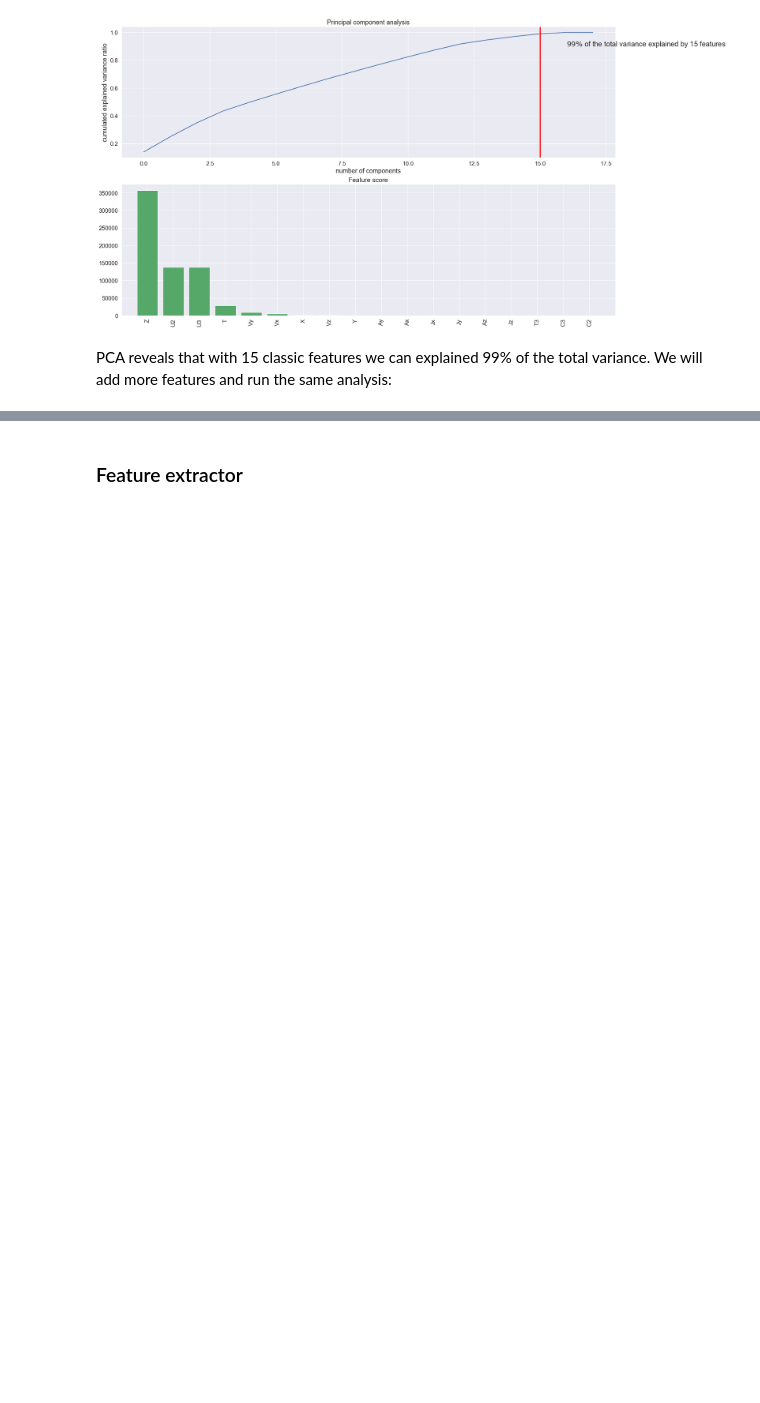
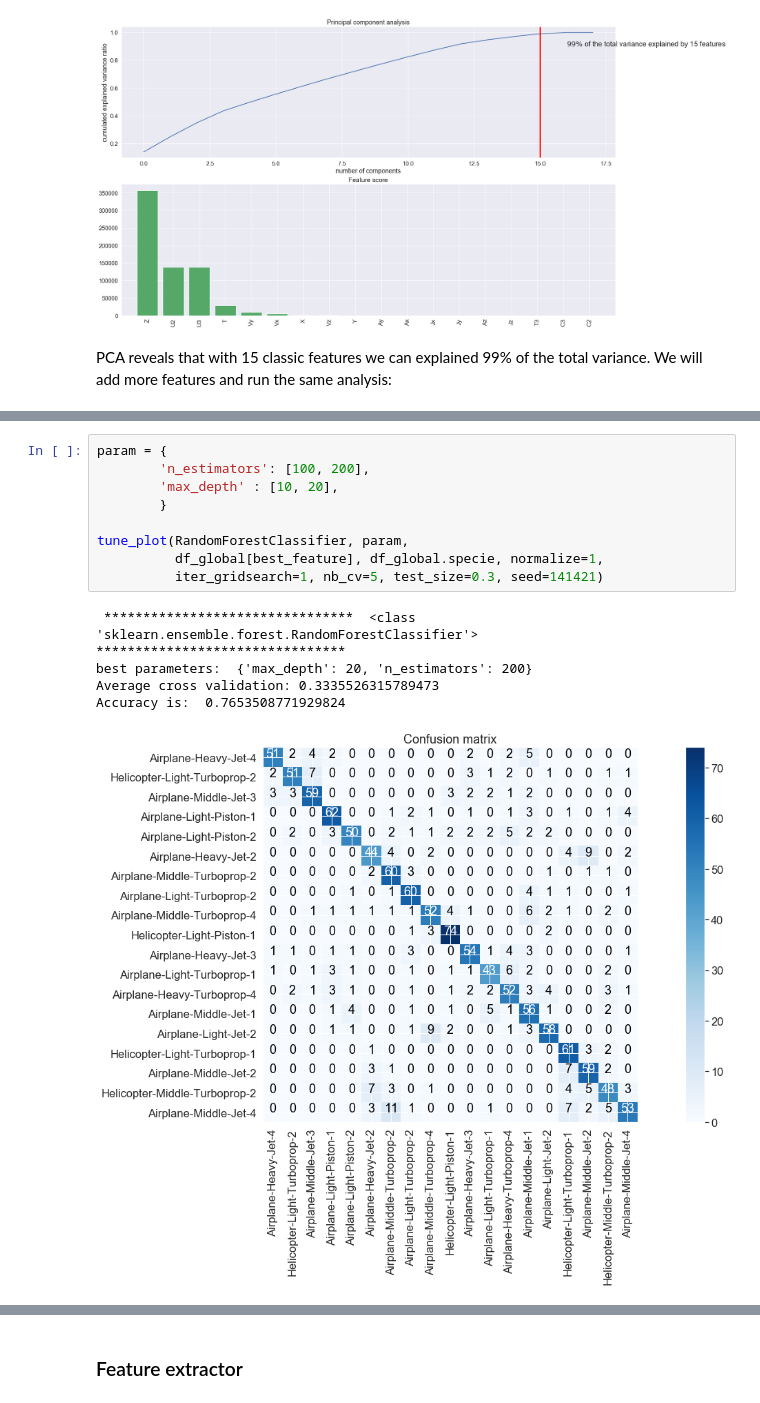
Before and after one commit to louis-lapassat/RAMP_radar_trajectories, a Jupyter notebook: RAMP_radar_trajectories.ipynb, the cells around one changed output, grey strips where cells are left out. Saved outputs shown, nothing was run; the diff lists cells and outputs as text; blank space fills up the shorter version.

```diff
--- a/RAMP_radar_trajectories.ipynb
+++ b/RAMP_radar_trajectories.ipynb
@@ -624,0 +605,15 @@ Accuracy is:  0.722953216374269
+# %%
+param = {
+        'n_estimators': [100, 200],
+        'max_depth' : [10, 20],
+        }
+
+tune_plot(RandomForestClassifier, param,
+          df_global[best_feature], df_global.specie, normalize=1,
+          iter_gridsearch=1, nb_cv=5, test_size=0.3, seed=141421)
+# %% [output]
+ ********************************  <class 'sklearn.ensemble.forest.RandomForestClassifier'>  ********************************
+best parameters:  {'max_depth': 20, 'n_estimators': 200}
+Average cross validation: 0.3335526315789473
+Accuracy is:  0.7653508771929824
+[figure, added]
```
Also changed, not shown: parts of 33 cells of this notebook.
